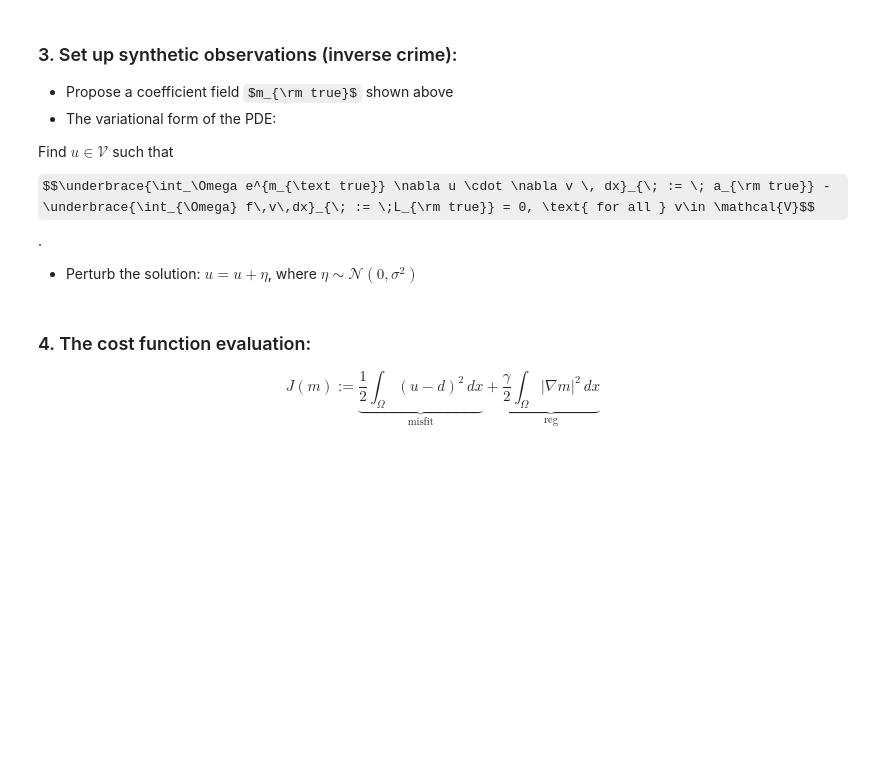
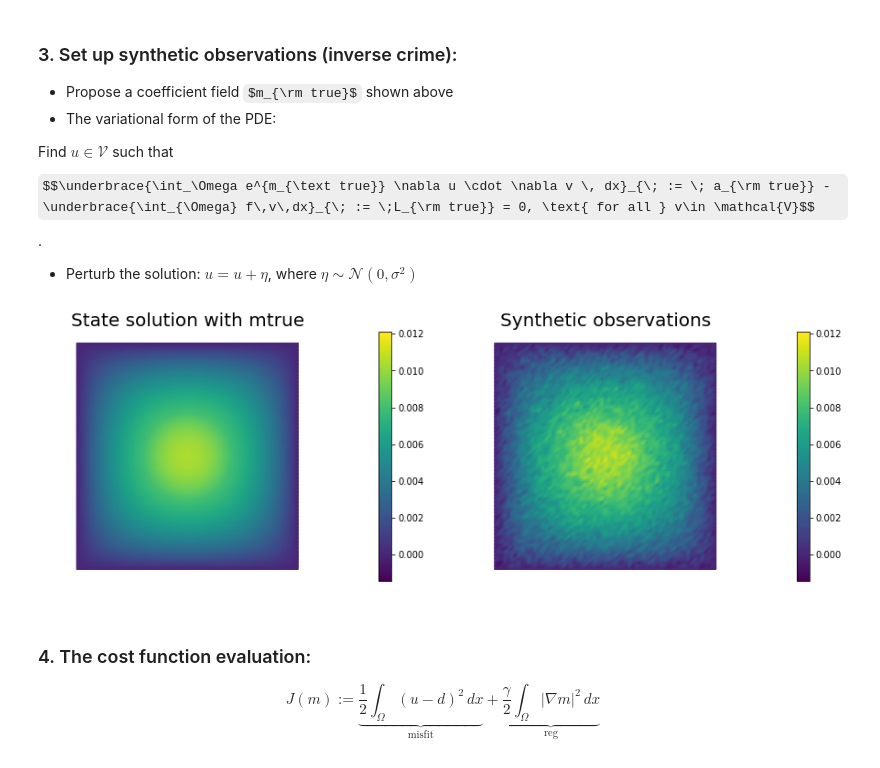
Before and after one commit to hippylib/cvips_labs, a Jupyter notebook: 06_Poisson_INCG/Poisson_INCG.ipynb, the cells around one changed output. Saved outputs shown, nothing was run; the diff lists cells and outputs as text; code cells hidden in the pictures; some formulas as TeX source; blank space fills up the shorter version.

```diff
--- a/06_Poisson_INCG/Poisson_INCG.ipynb
+++ b/06_Poisson_INCG/Poisson_INCG.ipynb
@@ -268,8 +273,8 @@ plt.show()
 def boundary(x,on_boundary):
     return on_boundary
 
-bc_state = dl.DirichletBC(Vu, u0, boundary)
-bc_adj = dl.DirichletBC(Vu, dl.Constant(0.), boundary)
+bc_state = [dl.DirichletBC(Vu, u0, boundary)]
+bc_adj = [dl.DirichletBC(Vu, dl.Constant(0.), boundary)]
 # %% [markdown]
 ### 3. Set up synthetic observations  (inverse crime):
 
@@ -284,32 +289,35 @@ $$\underbrace{\int_\Omega e^{m_{\text true}} \nabla u \cdot \nabla v \, dx}_{\;
 # %%
 # noise level
 noise_level = 0.05
 
 # weak form for setting up the synthetic observations
 a_true = ufl.inner(ufl.exp(mtrue) * ufl.grad(u_trial), ufl.grad(u_test)) * ufl.dx
 L_true = ufl.inner(f, u_test) * ufl.dx
 
 # solve the forward/state problem to generate synthetic observations
 A_true, b_true = dl.assemble_system(a_true, L_true, bc_state)
 
 utrue = dl.Function(Vu)
 dl.solve(A_true, utrue.vector(), b_true)
 
 d = dl.Function(Vu)
 d.assign(utrue)
 
 # perturb state solution and create synthetic measurements d
 # d = u + ||u||/SNR * random.normal
 noise = dl.Vector()
 A_true.init_vector(noise,1)
 hp.parRandom.normal(noise_level * d.vector().norm("linf"), noise)
-bc_adj.apply(noise)
+for bc in bc_adj:
+    bc.apply(noise)
 
 d.vector().axpy(1., noise)
 
 # plot
 nb.multi1_plot([utrue, d], ["State solution with mtrue", "Synthetic observations"])
 plt.show()
+# %% [output]
+[figure, added]
 # %% [markdown]
 ### 4. The cost function evaluation:
 
```
Also changed, not shown: parts of 7 cells of this notebook.
